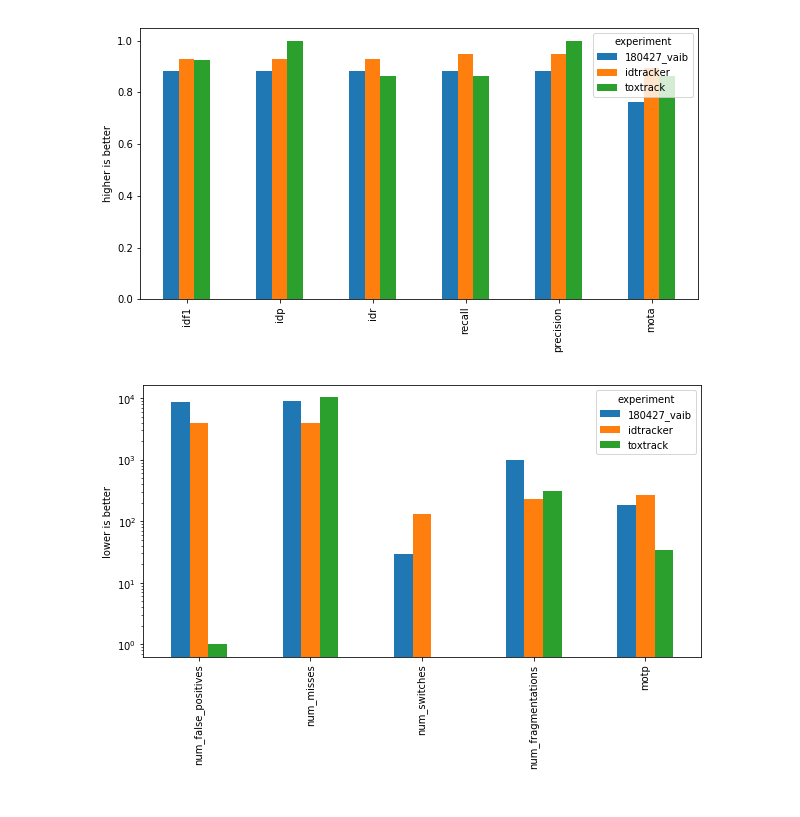
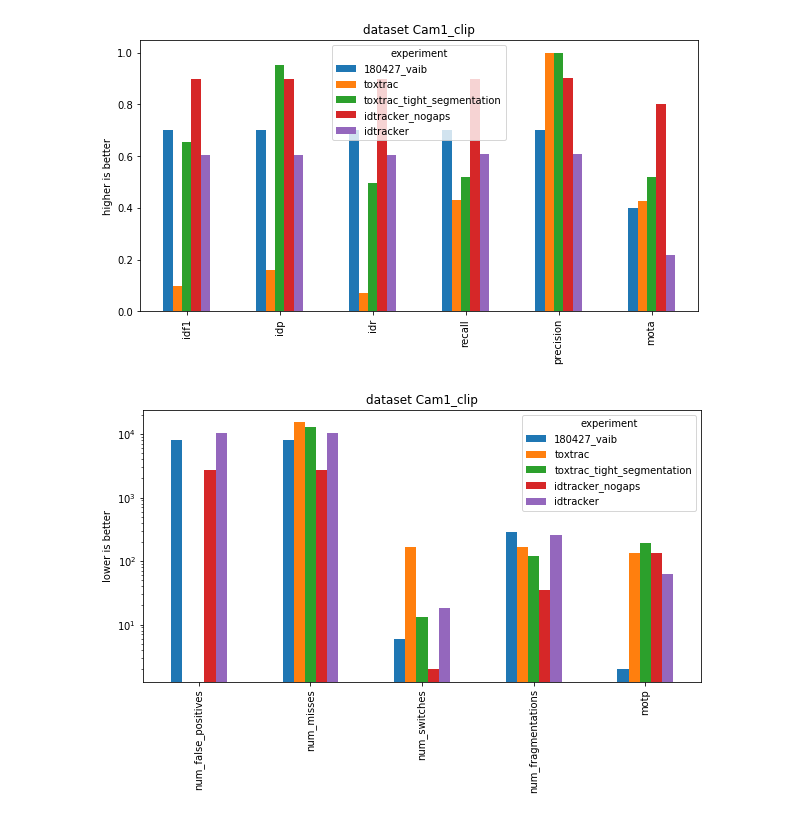
Before and after one commit to Flipajs/FERDA, a Jupyter notebook: experiments/tracking/benchmarking.ipynb, the cells around one changed output. Cells and saved outputs as stored; diff of their text form; code cells hidden in the pictures.

Commit message:
results and evaluation for Cam1_clip, Camera3-5min and Sowbug3_cut

```diff
--- a/experiments/tracking/benchmarking.ipynb
+++ b/experiments/tracking/benchmarking.ipynb
@@ -11,12 +11,29 @@ evaluations = [
+# %%
+# evaluations = {
+#     '180427_vaib': 'experiments/tracking/5Zebrafish_nocover_22min/180427_vaib/evaluation.csv',
+#     'idtracker_nogaps': 'experiments/tracking/5Zebrafish_nocover_22min/__idtracker/evaluation_trajectories_nogaps.csv',
+#     'idtracker': 'experiments/tracking/5Zebrafish_nocover_22min/__idtracker/evaluation_trajectories.csv',
+#     'toxtrac': 'experiments/tracking/5Zebrafish_nocover_22min/__toxtrac/evaluation.csv',
+# }
+#
+# dataset_name = '5Zebrafish_nocover_22min'
+
+evaluations = {
+    '180427_vaib': 'experiments/tracking/Cam1_clip/180427_vaib/evaluation.csv',
+    'toxtrac': 'experiments/tracking/Cam1_clip/__toxtrac/evaluation.csv',
+    'toxtrac_tight_segmentation': 'experiments/tracking/Cam1_clip/__toxtrac_better_thresh/evaluation.csv',
+    'idtracker': 'experiments/tracking/Cam1_clip/__idtracker/evaluation.csv',
+    'idtracker_nogaps': 'experiments/tracking/Cam1_clip/__idtracker/evaluation_nogaps.csv',
+}
+
+dataset_name = 'Cam1_clip'
 # %%
 all_evals = []
-for path in evaluations:
-    parts = path.split(os.sep)
+for name, path in evaluations.iteritems():
     df = pd.read_csv(path)
-    df.insert(0, 'experiment', parts[-2])
+    df.insert(0, 'experiment', name)
     all_evals.append(df)
-df = pd.concat(all_evals)
-df = df.replace('__idtracker', 'idtracker').replace('__toxtrack', 'toxtrack').set_index('experiment')
+df = pd.concat(all_evals).set_index('experiment')
 df
 # %% [output]
 |  | idf1 | idp | idr | recall | precision | num_unique_objects | mostly_tracked | ... |
@@ -29,10 +48,10 @@ df.to_csv('5Zebrafish_nocover_22min_comparison.csv')
 # %%
-ax = df[['idf1', 'idp', 'idr', 'recall', 'precision','mota']].T.plot.bar(figsize=(10, 5))
+ax = df[['idf1', 'idp', 'idr', 'recall', 'precision','mota']].T.plot.bar(figsize=(10, 5), title='dataset ' + dataset_name)
 _ = ax.set_ylabel('higher is better')
 # %% [output]
-[figure, old version]
+[figure, new version]
 # %%
-ax = df[['num_false_positives', 'num_misses', 'num_switches','num_fragmentations', 'motp']].T.plot.bar(figsize=(10, 5), logy=True)
+ax = df[['num_false_positives', 'num_misses', 'num_switches','num_fragmentations', 'motp']].T.plot.bar(figsize=(10, 5), logy=True, title='dataset ' + dataset_name)
 _ = ax.set_ylabel('lower is better')
 # %% [output]
-[figure, old version]
+[figure, new version]
```
Also changed, not shown: parts of 5 cells of this notebook, 16 other files.
